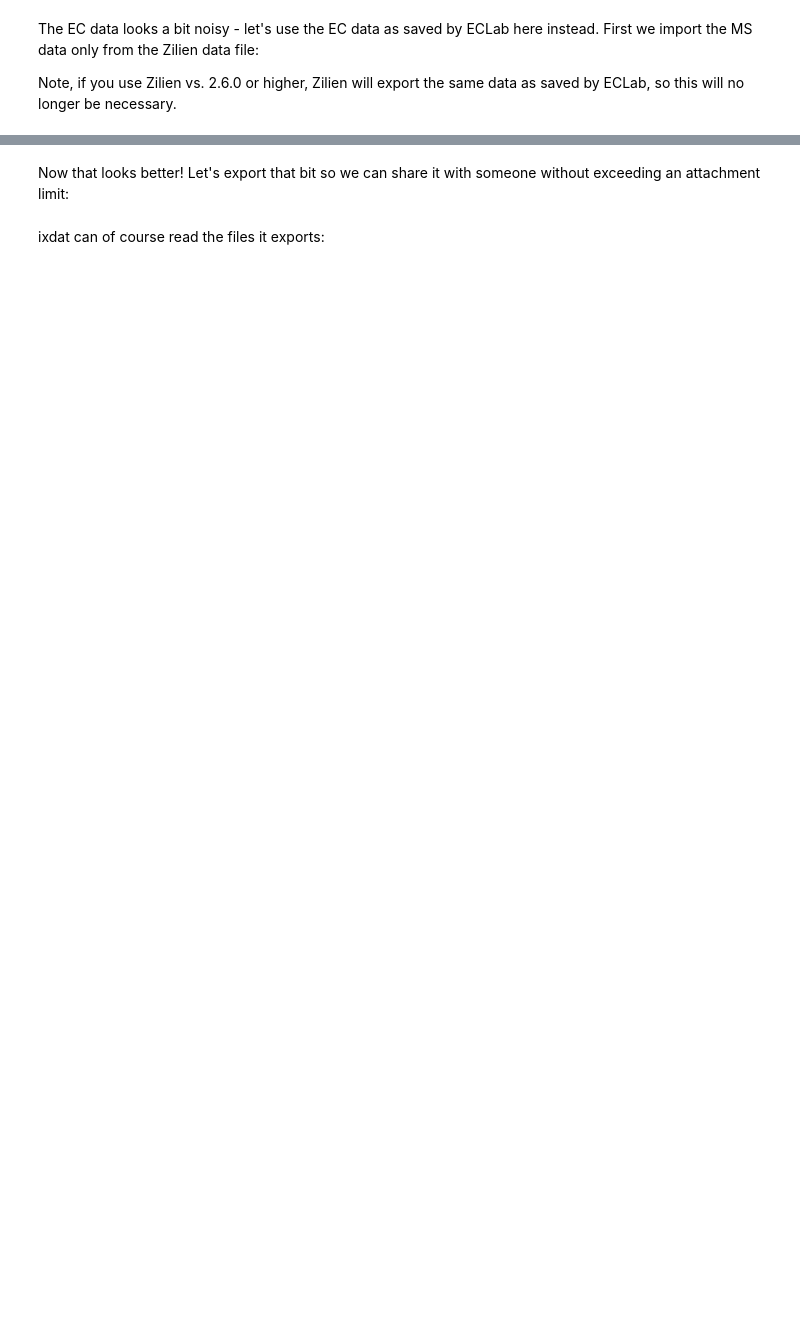
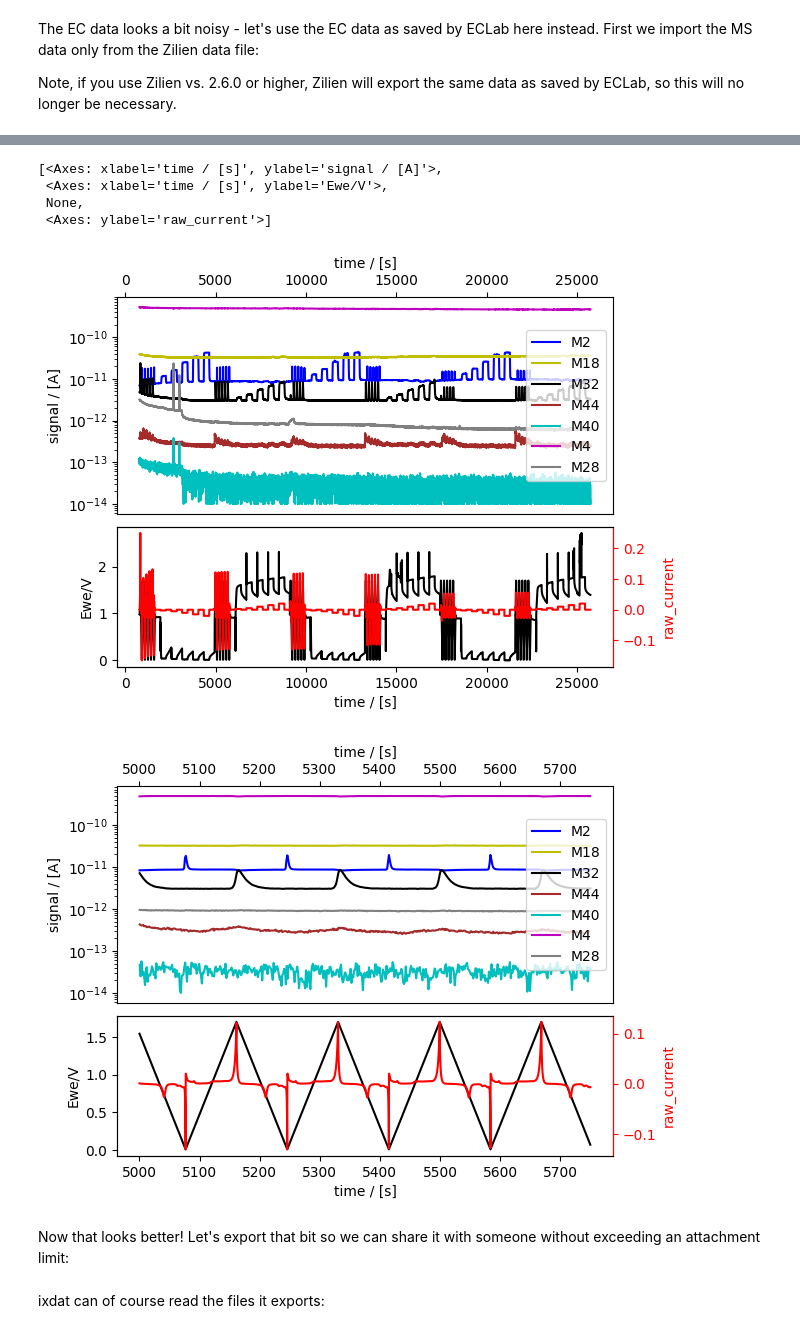
Before and after one commit to ixdat/tutorials, a Jupyter notebook: ec_ms_quantification/EC-MS_ixdat_tutorial.ipynb, the cells around one changed output, grey strips where cells are left out. Cells and saved outputs as stored; diff of their text form; code cells hidden in the pictures; blank space fills up the shorter version.

```diff
--- a/ec_ms_quantification/EC-MS_ixdat_tutorial.ipynb
+++ b/ec_ms_quantification/EC-MS_ixdat_tutorial.ipynb
@@ -50,8 +85,15 @@ And combine everything:
 # %%
-meas_combi = ms_meas + cvs_her_meas + cps_her_meas + cvs_oer_meas + cps_oer_meas
+meas = ms_meas + ecdata_meas
 
-meas_combi.plot()
-meas_combi.plot(tspan=[5000, 5750])
+meas.plot()
+meas.plot(tspan=[5000, 5750])
+# %% [output]
+[<Axes: xlabel='time / [s]', ylabel='signal / [A]'>,
+ <Axes: xlabel='time / [s]', ylabel='Ewe/V'>,
+ None,
+ <Axes: ylabel='raw_current'>]
+[figure, added]
+[figure, added]
 # %% [markdown]
 Now that looks better! Let's export that bit so we can share it with someone without exceeding an attachment limit:
 # %%
```
Also changed, not shown: parts of 41 cells of this notebook.
